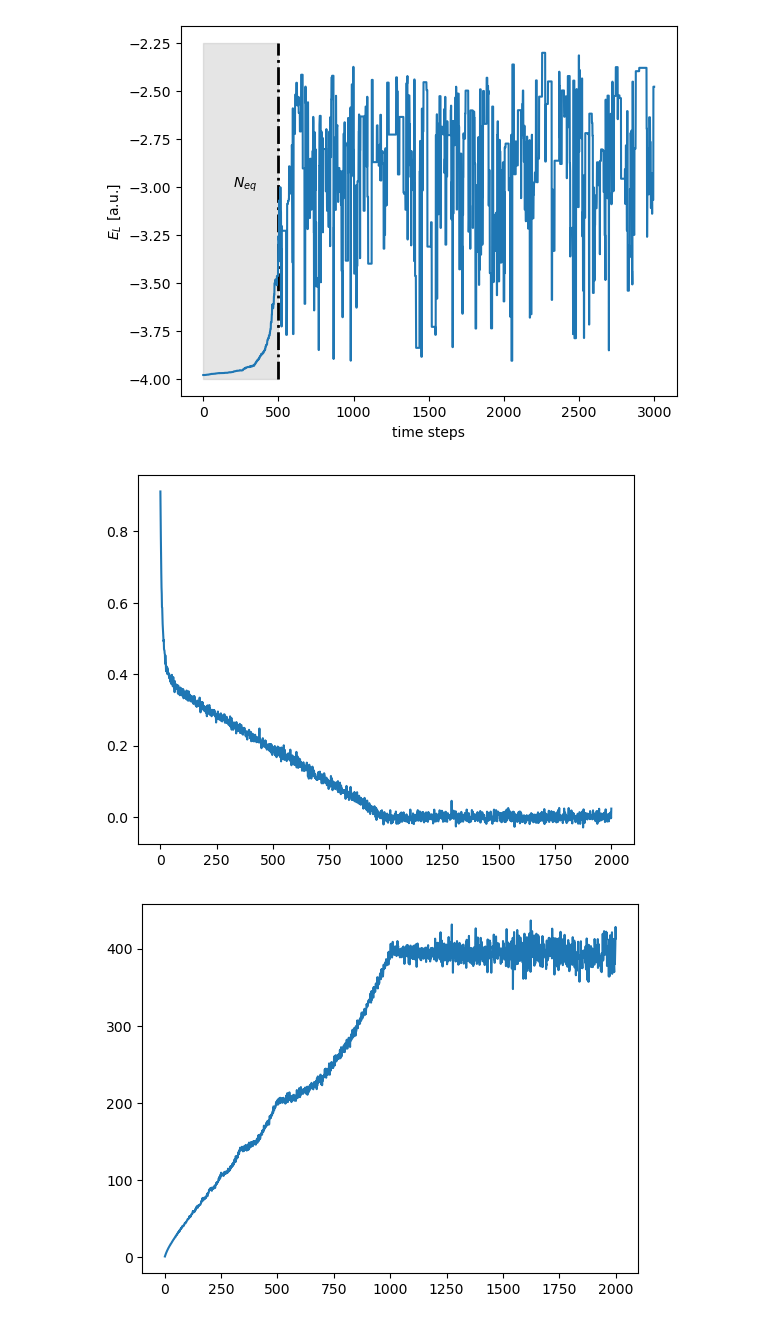
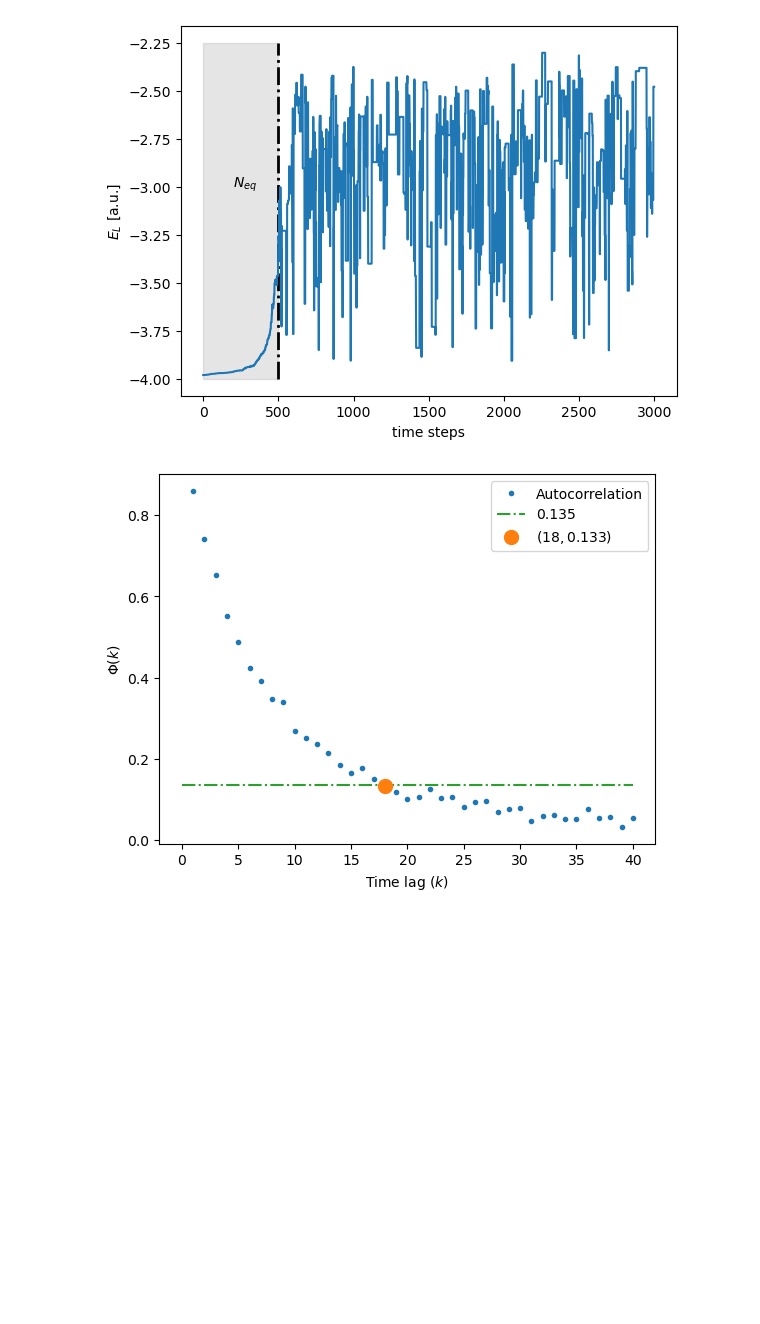
Before and after one commit to gujoh/compfys-h2b, a Jupyter notebook: plotting/task_2.ipynb, the cells around one changed output. Cells and saved outputs as stored; diff of their text form; code cells hidden in the pictures; blank space fills up the shorter version.

Commit message:
done with plotting task 2

```diff
--- a/plotting/task_2.ipynb
+++ b/plotting/task_2.ipynb
@@ -28,14 +20,16 @@ plt.show()
 [figure]
 # %%
 autocorr_data = np.genfromtxt("../data/task2b.csv", delimiter=",")
-autocorr = autocorr_data[:2000,0]
-block_average = autocorr_data[:2000,1]
-block_size = autocorr_data[:2000,2]
+autocorr = autocorr_data[:,0]
+block_average = autocorr_data[:,1]
+block_size = autocorr_data[:,2]
-# %%
-plt.plot(block_size, autocorr)
-plt.show()
-plt.plot(block_size, block_average)
-plt.show()
-# %% [output]
-[figure, removed]
-[figure, removed]
+# %%
+plt.plot(block_size[:40], autocorr[:40], '.', label='Autocorrelation')
+plt.plot([0,40],[0.135,0.135], '-.',label='0.135', color='#2ca02c')
+plt.plot([18],[autocorr[17]], 'o',color= '#ff7f0e', label=f'$({18},{np.round(autocorr[17],3)})$', markersize=10)
+plt.xlabel('Time lag $(k)$')
+plt.ylabel('$\Phi(k)$')
+plt.legend()
+plt.show()
+# %% [output]
+[figure, added]
```
Also changed, not shown: parts of 2 cells of this notebook.
